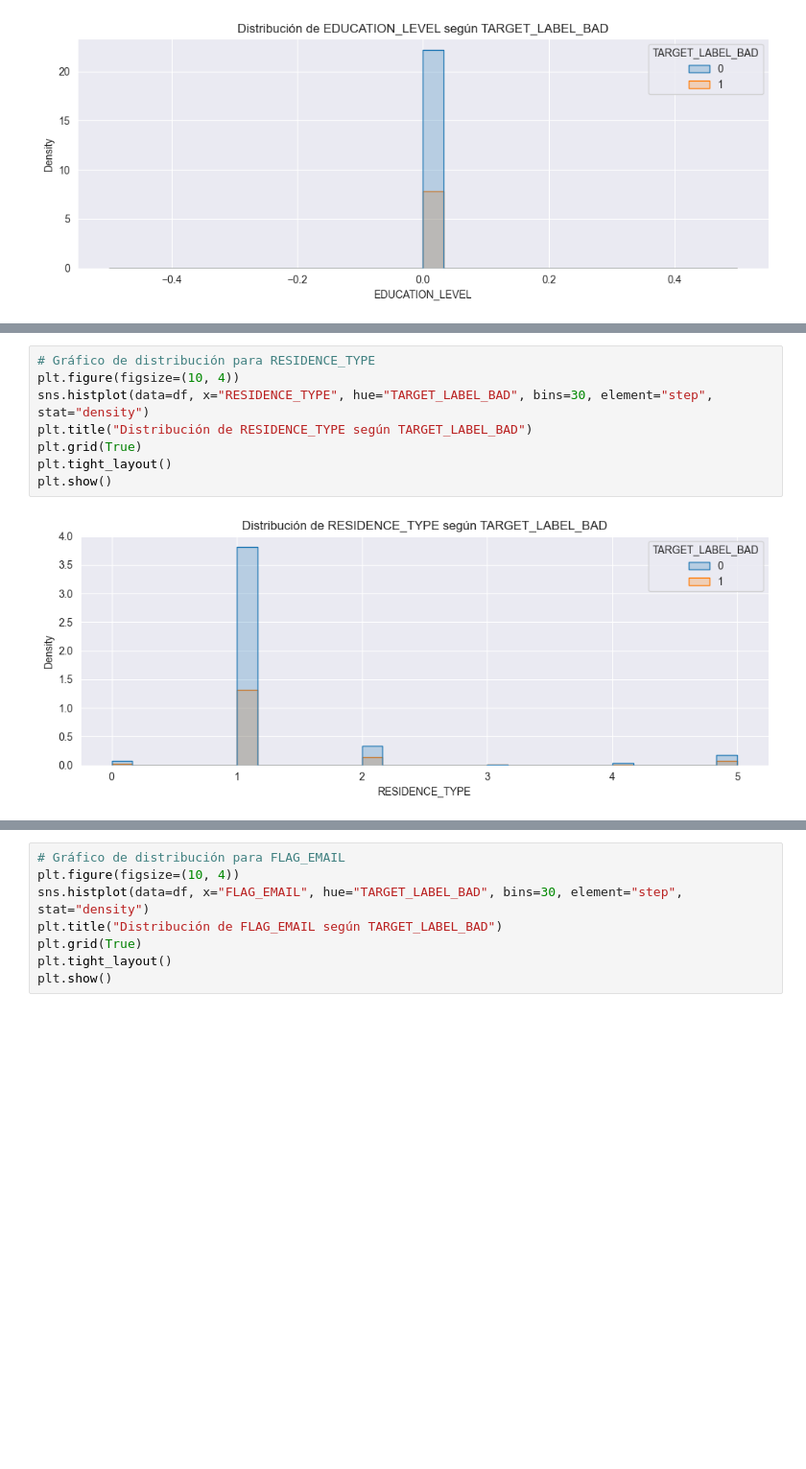
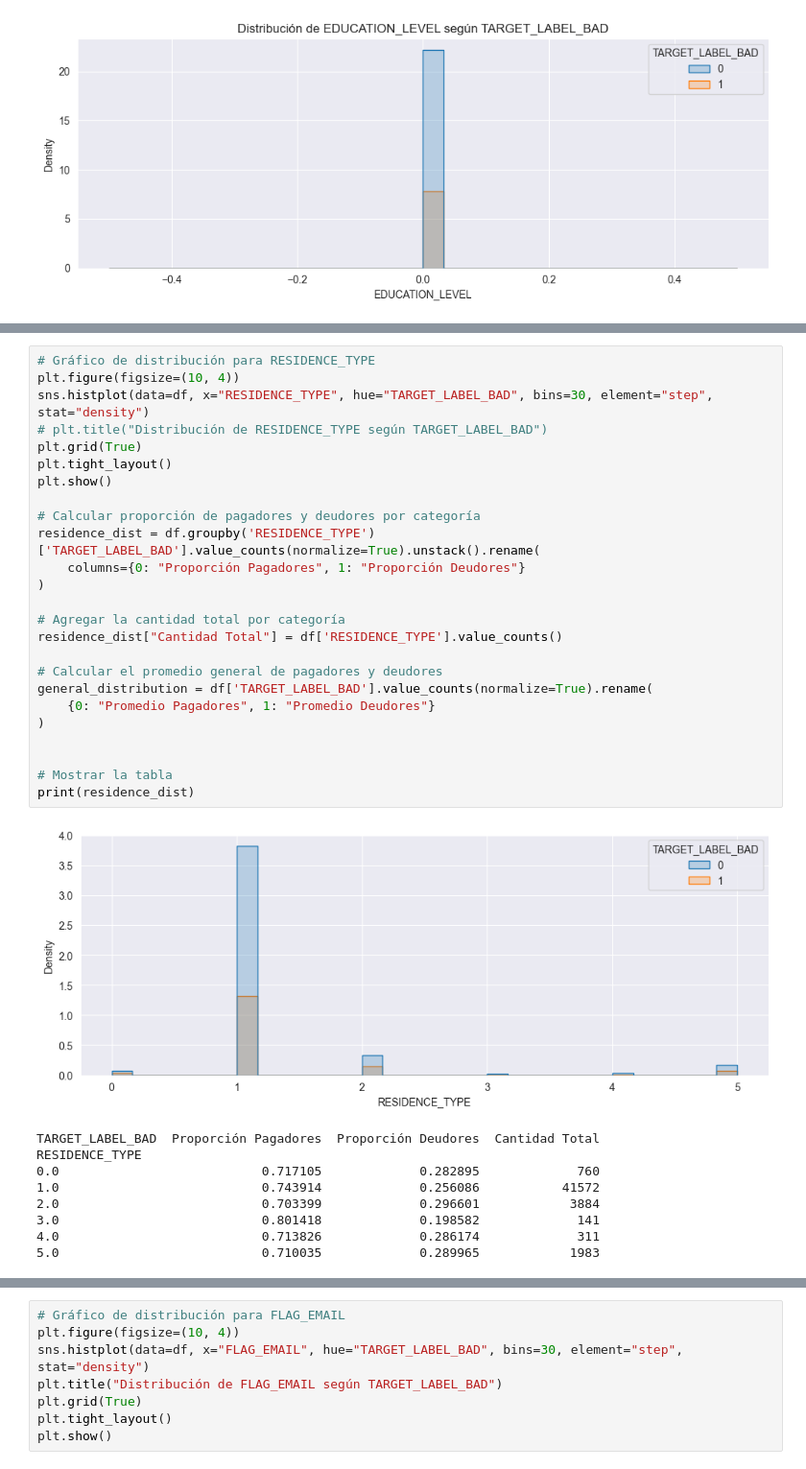
Before and after one commit to alkimer/CreditRiskAnalysisProject, a Jupyter notebook: credit_risk_analysis/EDA/EDA_Ustarroz_Numericos.ipynb, the cells around one changed output, grey strips where cells are left out. Shown at 96% size. Drawn from its saved outputs; the diff is of its cells as text; blank space fills up the shorter version.

```diff
--- a/credit_risk_analysis/EDA/EDA_Ustarroz_Numericos.ipynb
+++ b/credit_risk_analysis/EDA/EDA_Ustarroz_Numericos.ipynb
@@ -305,12 +315,37 @@ Este análisis debe ajustarse a lo que se observa visualmente.)
 # %%
 # Gráfico de distribución para RESIDENCE_TYPE
 plt.figure(figsize=(10, 4))
 sns.histplot(data=df, x="RESIDENCE_TYPE", hue="TARGET_LABEL_BAD", bins=30, element="step", stat="density")
-plt.title("Distribución de RESIDENCE_TYPE según TARGET_LABEL_BAD")
+# plt.title("Distribución de RESIDENCE_TYPE según TARGET_LABEL_BAD")
 plt.grid(True)
 plt.tight_layout()
 plt.show()
+
+# Calcular proporción de pagadores y deudores por categoría
+residence_dist = df.groupby('RESIDENCE_TYPE')['TARGET_LABEL_BAD'].value_counts(normalize=True).unstack().rename(
+    columns={0: "Proporción Pagadores", 1: "Proporción Deudores"}
+)
+
+# Agregar la cantidad total por categoría
+residence_dist["Cantidad Total"] = df['RESIDENCE_TYPE'].value_counts()
+
+# Calcular el promedio general de pagadores y deudores
+general_distribution = df['TARGET_LABEL_BAD'].value_counts(normalize=True).rename(
+    {0: "Promedio Pagadores", 1: "Promedio Deudores"}
+)
+
+
+# Mostrar la tabla
+print(residence_dist)
 # %% [output]
-[figure, old version]
+[figure, new version]
+TARGET_LABEL_BAD  Proporción Pagadores  Proporción Deudores  Cantidad Total
+RESIDENCE_TYPE
+0.0                           0.717105             0.282895             760
+1.0                           0.743914             0.256086           41572
+2.0                           0.703399             0.296601            3884
+3.0                           0.801418             0.198582             141
+4.0                           0.713826             0.286174             311
+5.0                           0.710035             0.289965            1983
 # %% [markdown]
 **Análisis para `RESIDENCE_TYPE`**
```
Also changed, not shown: parts of 16 cells of this notebook.
